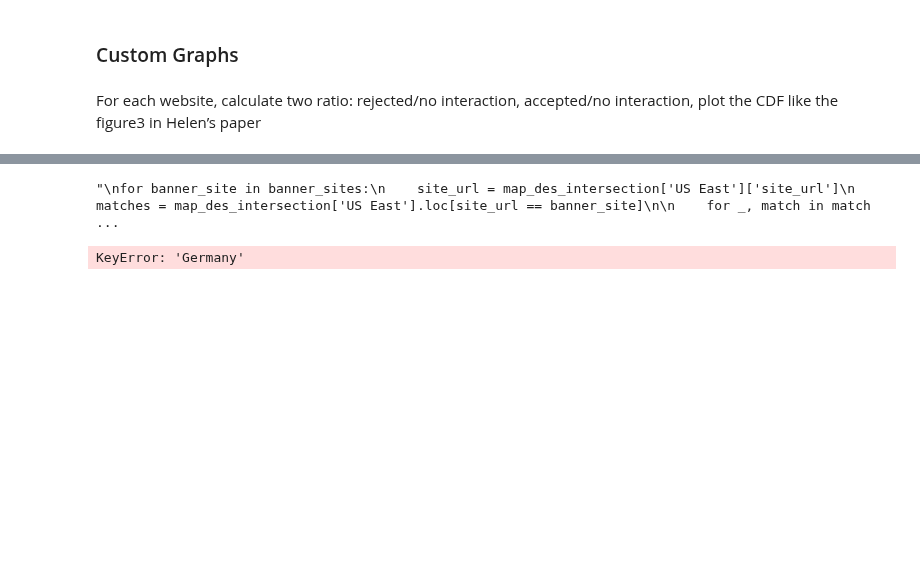
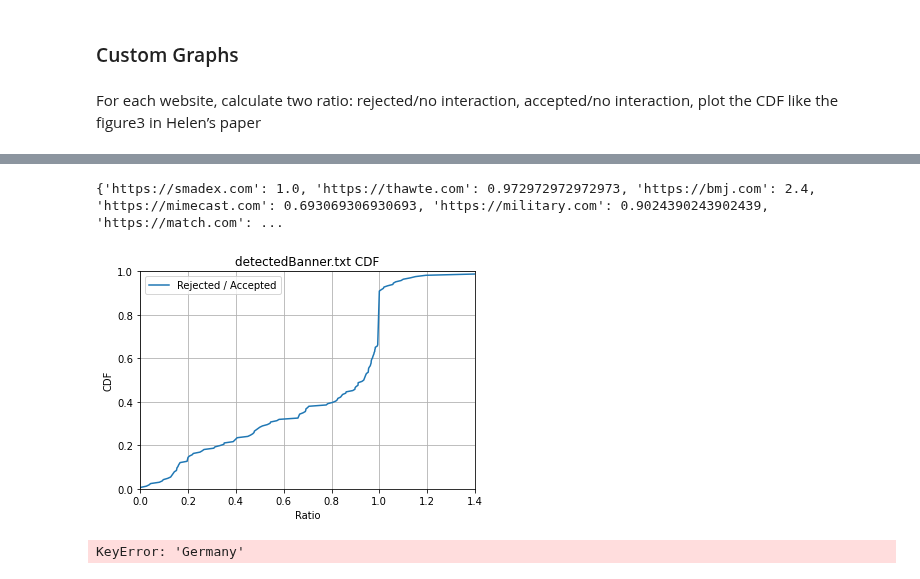
Before and after one commit to maxwellmlin/dataverse-files, a Jupyter notebook: reproducibility/analysis.ipynb, the cells around one changed output, grey strips where cells are left out. Saved outputs shown, nothing was run; the diff lists cells and outputs as text; code cells hidden in the pictures; blank space fills up the shorter version.

```diff
--- a/reproducibility/analysis.ipynb
+++ b/reproducibility/analysis.ipynb
@@ -806,16 +803,68 @@ plt.show()
 # %%
-# TODO?: Calculate number of sites that do not reduce n
+import matplotlib as mpl
+mpl.rcParams.update(mpl.rcParamsDefault)
+
+%matplotlib inline
+
+df = map_des_intersection['US East']
+
+rejected_over_accepted = {}
+for site_url in positive_sites:
+    site_df = df.loc[df['site_url'] == site_url]
+
+    if 'Reject' in site_df.interaction.values and 'Accept' in site_df.interaction.values:
+        reject_row = site_df.loc[site_df['interaction'] == 'Reject']
+        reject_cookie_count = reject_row.count_fp.values[0] + reject_row.count_tp.values[0] + reject_row.count_tr.values[0]
+
+        accept_row = site_df.loc[site_df['interaction'] == 'Accept']
+        accept_cookie_count = accept_row.count_fp.values[0] + accept_row.count_tp.values[0] + accept_row.count_tr.values[0]
+
+        rejected_over_accepted[site_url] = reject_cookie_count / accept_cookie_count
+
+# print(rejected_over_accepted)
+
 """
-for banner_site in banner_sites:
-    site_url = map_des_intersection['US East']['site_url']
-    matches = map_des_intersection['US East'].loc[site_url == banner_site]
+Plotting rejected_over_accept
+"""
+s = pd.Series(rejected_over_accepted.values(), name = 'value')
+df = pd.DataFrame(s)
 
-    for _, match in matches.iterrows():
-        print(match)
-    total_cookies = row.count_fp + row.count_tp + row.count_tr
+# Frequency
+rejected_over_accepted_stats_df = df \
+.groupby('value') \
+['value'] \
+.agg('count') \
+.pipe(pd.DataFrame) \
+.rename(columns = {'value': 'frequency'})
+
+# PDF
+rejected_over_accepted_stats_df['pdf'] = rejected_over_accepted_stats_df['frequency'] / sum(rejected_over_accepted_stats_df['frequency'])
+
+# CDF
+rejected_over_accepted_stats_df['cdf'] = rejected_over_accepted_stats_df['pdf'].cumsum()
+rejected_over_accepted_stats_df = rejected_over_accepted_stats_df.reset_index()
+rejected_over_accepted_stats_df
+
 """
+Plot
+"""
+plt.plot(rejected_over_accepted_stats_df['value'], rejected_over_accepted_stats_df['cdf'], label='Rejected / Accepted')
+
+plt.axis([0, 1.4, 0, 1])
+
+plt.title('detectedBanner.txt CDF')
+plt.xlabel('Ratio')
+plt.ylabel('CDF')
+
+plt.legend(loc='upper left')
+
+plt.grid(visible = True)
+
+plt.savefig('out.png', dpi=1200, facecolor='white')
+plt.show()
 # %% [output]
-"\nfor banner_site in banner_sites:\n    site_url = map_des_intersection['US East']['site_url']\n    matches = map_des_intersection['US East'].loc[site_url == banner_site]\n\n    for _, match in match ...
+{'https://smadex.com': 1.0, 'https://thawte.com': 0.972972972972973, 'https://bmj.com': 2.4, 'https://mimecast.com': 0.693069306930693, 'https://military.com': 0.9024390243902439, 'https://match.com': ...
+[figure, added]
 # %%
 EU_des = [map_des_finals[loc] for loc in EU_locs]
 nonEU_des = [map_des_finals[loc] for loc in nonEU_locs]
```
Also changed, not shown: parts of 2 cells of this notebook.
